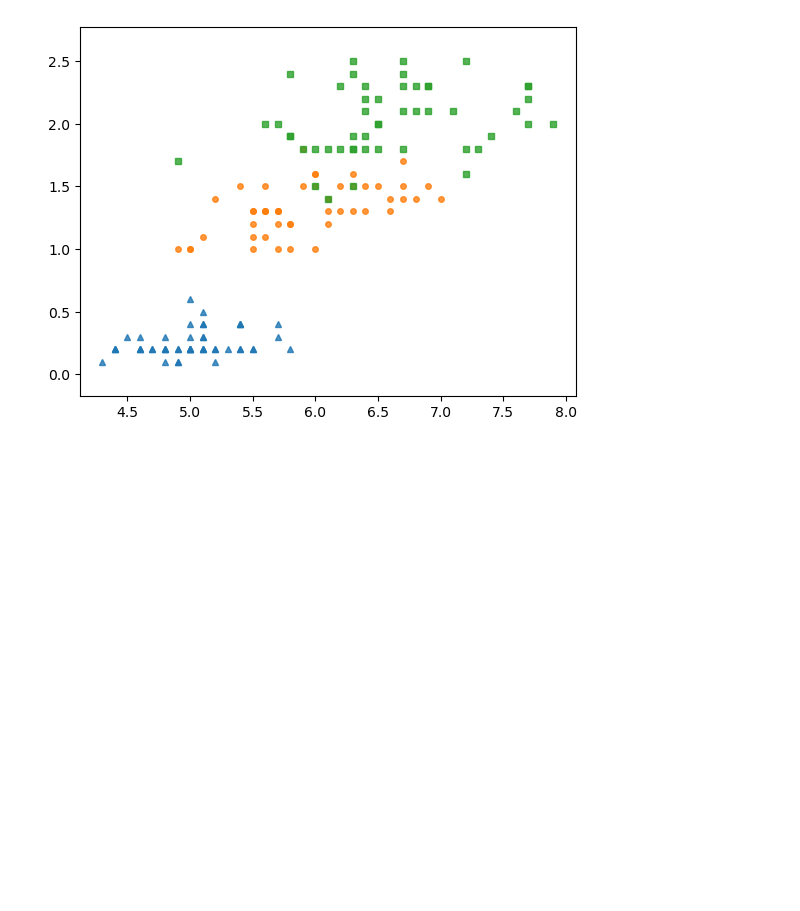
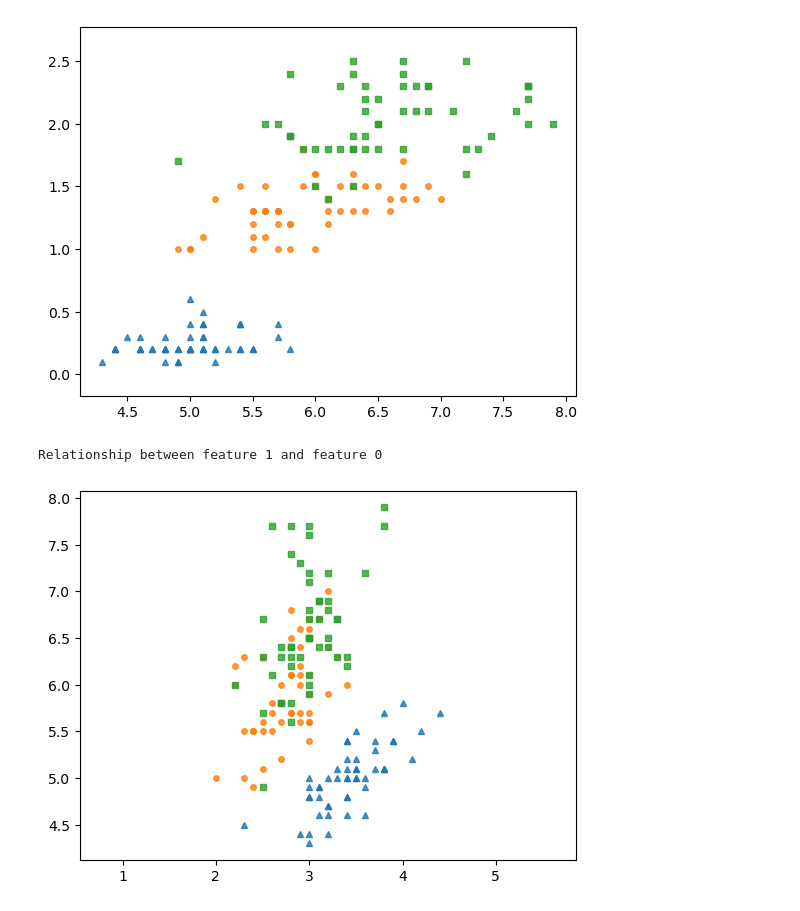
Before and after one commit to TaQuangKhoi/He-thong-thong-tin-thong-minh, a Jupyter notebook: 16-Jun-2023 - KNN - Iris.ipynb, the cells around one changed output. Cells and saved outputs as stored; diff of their text form; code cells hidden in the pictures; blank space fills up the shorter version.

```diff
--- a/16-Jun-2023 - KNN - Iris.ipynb
+++ b/16-Jun-2023 - KNN - Iris.ipynb
@@ -170,3 +170,10 @@ classes_display(features_0_3, iris_target)
 # %% [output]
 Relationship between feature 0 and feature 3
 [figure]
+# %%
+print("Relationship between feature 1 and feature 0")
+features_1_0 = iris_features[:, [1, 0]]
+classes_display(features_1_0, iris_target)
+# %% [output]
+Relationship between feature 1 and feature 0
+[figure, added]
```
Also changed, not shown: parts of 5 cells of this notebook.
